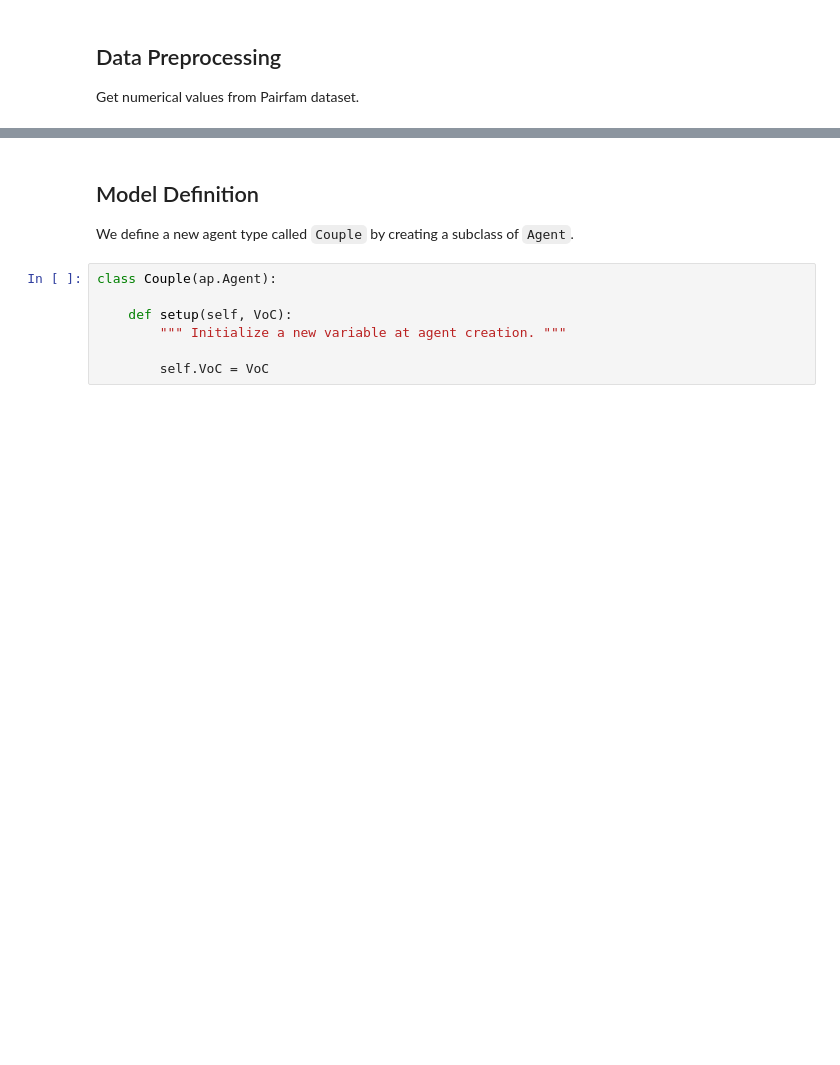
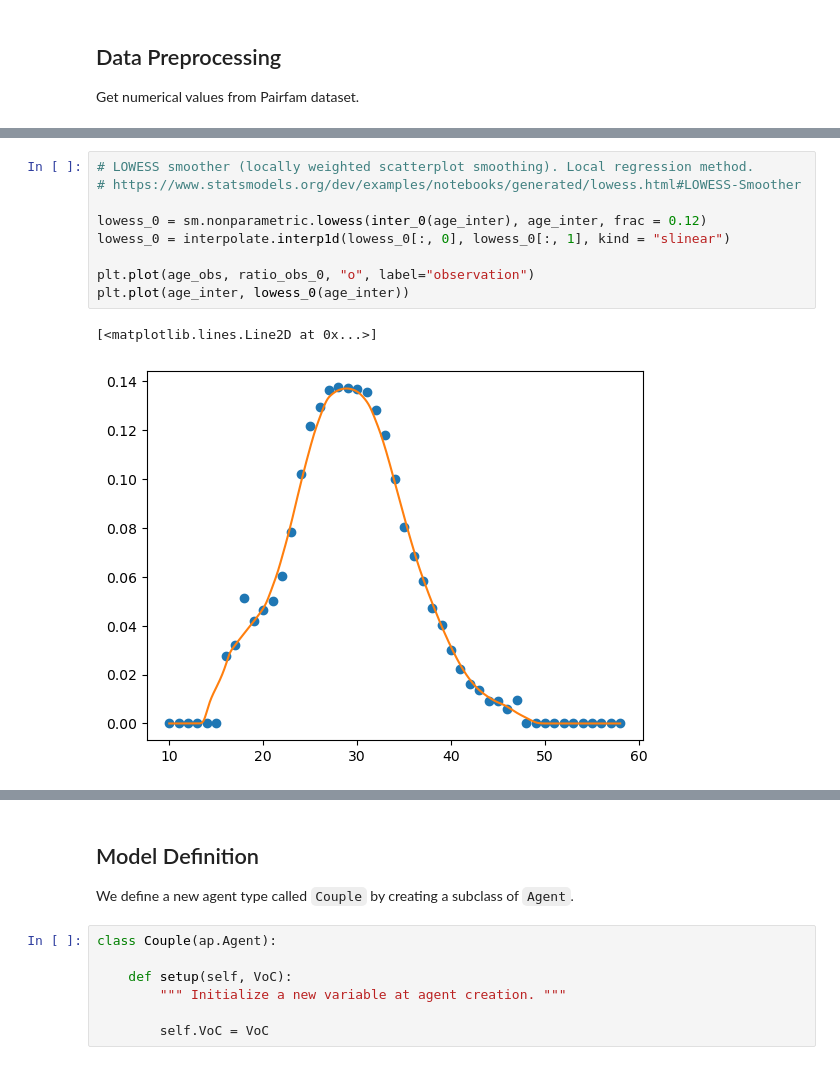
Before and after one commit to jperezvisaires/pairfam-multisim, a Jupyter notebook: notebooks/agentpy_fertility.ipynb, the cells around one changed output, grey strips where cells are left out. Cells and saved outputs as stored; diff of their text form; blank space fills up the shorter version.

```diff
--- a/notebooks/agentpy_fertility.ipynb
+++ b/notebooks/agentpy_fertility.ipynb
@@ -88,0 +399,12 @@ Categories (2, object): ['0 Fertile', '1 Infertile']
+# %%
+# LOWESS smoother (locally weighted scatterplot smoothing). Local regression method.
+# https://www.statsmodels.org/dev/examples/notebooks/generated/lowess.html#LOWESS-Smoother
+
+lowess_0 = sm.nonparametric.lowess(inter_0(age_inter), age_inter, frac = 0.12)
+lowess_0 = interpolate.interp1d(lowess_0[:, 0], lowess_0[:, 1], kind = "slinear")
+
+plt.plot(age_obs, ratio_obs_0, "o", label="observation")
+plt.plot(age_inter, lowess_0(age_inter))
+# %% [output]
+[<matplotlib.lines.Line2D at 0x...>]
+[figure, added]
```
Also changed, not shown: parts of 49 cells of this notebook, 1 other file.
